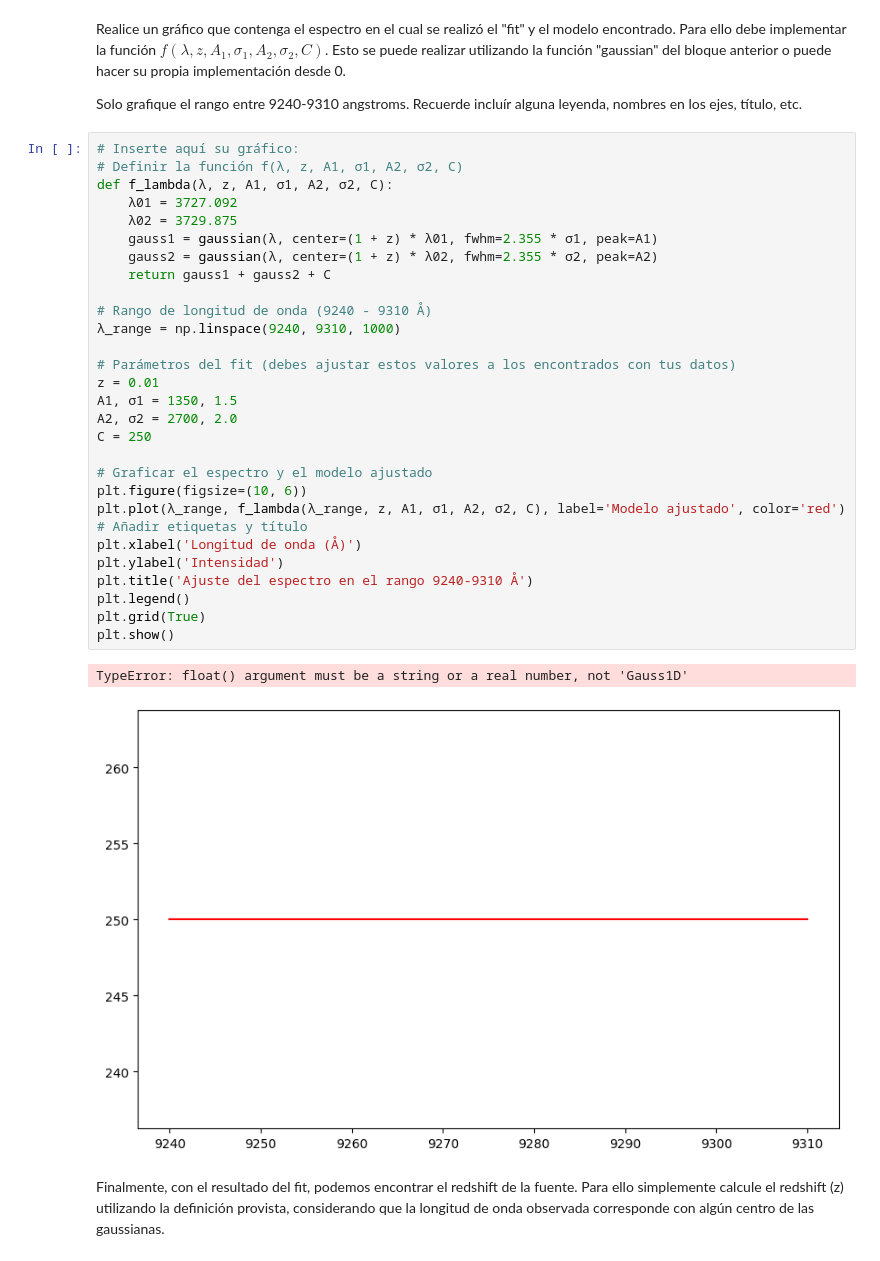
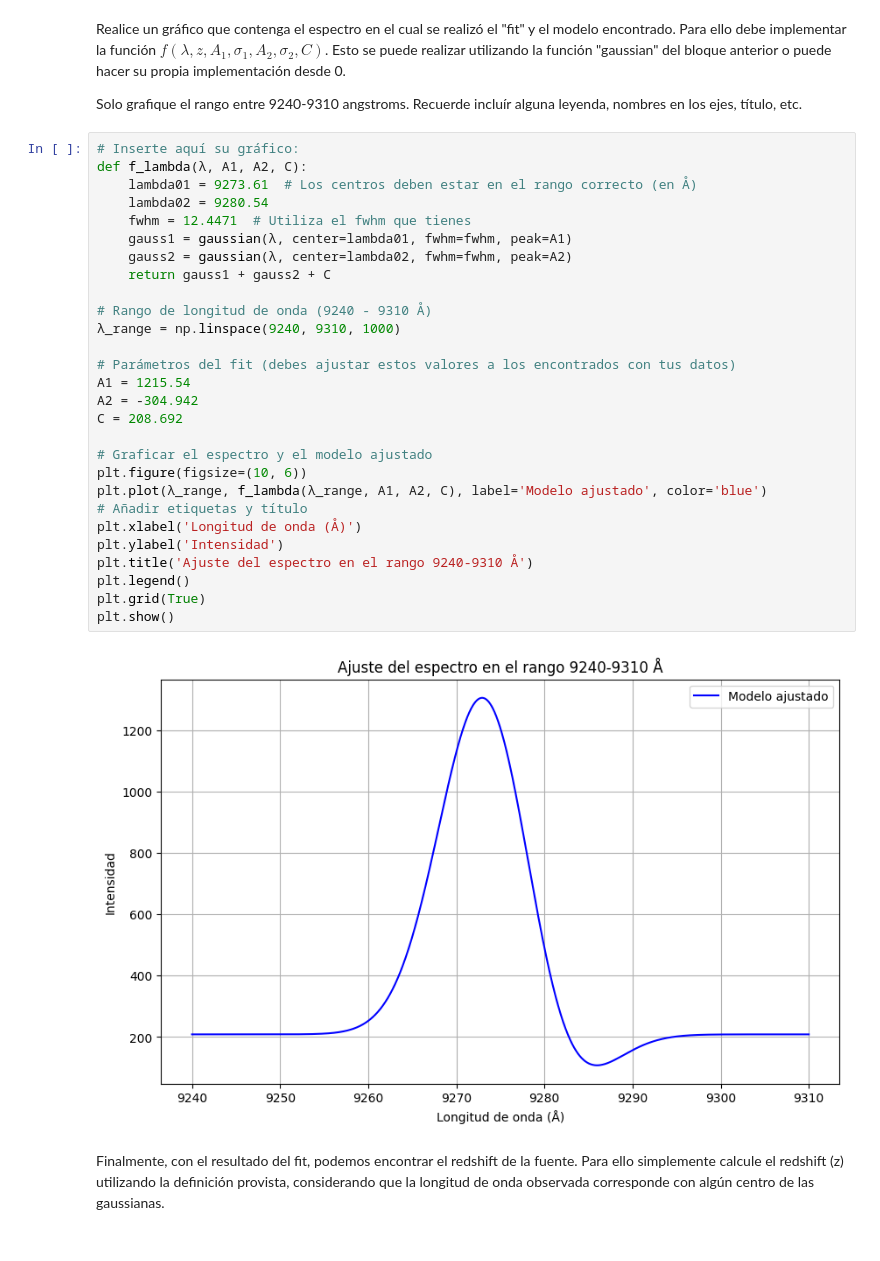
Before and after one commit to Xavier204/Tarea-4, a Jupyter notebook: Tarea4.ipynb, the cells around one changed output. Saved outputs shown, nothing was run; the diff lists cells and outputs as text.

```diff
--- a/Tarea4.ipynb
+++ b/Tarea4.ipynb
@@ -375,36 +375,34 @@ Para ello debe implementar la función $f(\lambda, z,  A_1, \sigma_1, A_2, \sigm
 Solo grafique el rango entre 9240-9310 angstroms. Recuerde incluír alguna leyenda, nombres en los ejes, título, etc.
 # %%
 # Inserte aquí su gráfico:
-# Definir la función f(λ, z, A1, σ1, A2, σ2, C)
-def f_lambda(λ, z, A1, σ1, A2, σ2, C):
-    λ01 = 3727.092
-    λ02 = 3729.875
-    gauss1 = gaussian(λ, center=(1 + z) * λ01, fwhm=2.355 * σ1, peak=A1)
-    gauss2 = gaussian(λ, center=(1 + z) * λ02, fwhm=2.355 * σ2, peak=A2)
+def f_lambda(λ, A1, A2, C):
+    lambda01 = 9273.61  # Los centros deben estar en el rango correcto (en Å)
+    lambda02 = 9280.54
+    fwhm = 12.4471  # Utiliza el fwhm que tienes
+    gauss1 = gaussian(λ, center=lambda01, fwhm=fwhm, peak=A1)
+    gauss2 = gaussian(λ, center=lambda02, fwhm=fwhm, peak=A2)
     return gauss1 + gauss2 + C
 
 # Rango de longitud de onda (9240 - 9310 Å)
 λ_range = np.linspace(9240, 9310, 1000)
 
 # Parámetros del fit (debes ajustar estos valores a los encontrados con tus datos)
-z = 0.01
-A1, σ1 = 1350, 1.5
-A2, σ2 = 2700, 2.0
-C = 250
+A1 = 1215.54
+A2 = -304.942
+C = 208.692
 
 # Graficar el espectro y el modelo ajustado
 plt.figure(figsize=(10, 6))
-plt.plot(λ_range, f_lambda(λ_range, z, A1, σ1, A2, σ2, C), label='Modelo ajustado', color='red')
+plt.plot(λ_range, f_lambda(λ_range, A1, A2, C), label='Modelo ajustado', color='blue')
 # Añadir etiquetas y título
 plt.xlabel('Longitud de onda (Å)')
 plt.ylabel('Intensidad')
 plt.title('Ajuste del espectro en el rango 9240-9310 Å')
 plt.legend()
 plt.grid(True)
 plt.show()
 # %% [output]
-TypeError: float() argument must be a string or a real number, not 'Gauss1D'
-[figure, old version]
+[figure, new version]
 # %% [markdown]
 Finalmente, con el resultado del fit, podemos encontrar el redshift de la fuente. Para ello simplemente calcule el redshift (z) utilizando la definición provista, considerando que la longitud de onda observada corresponde con algún centro de las gaussianas.
 # %%
```
Also changed, not shown: parts of 1 cell of this notebook.
